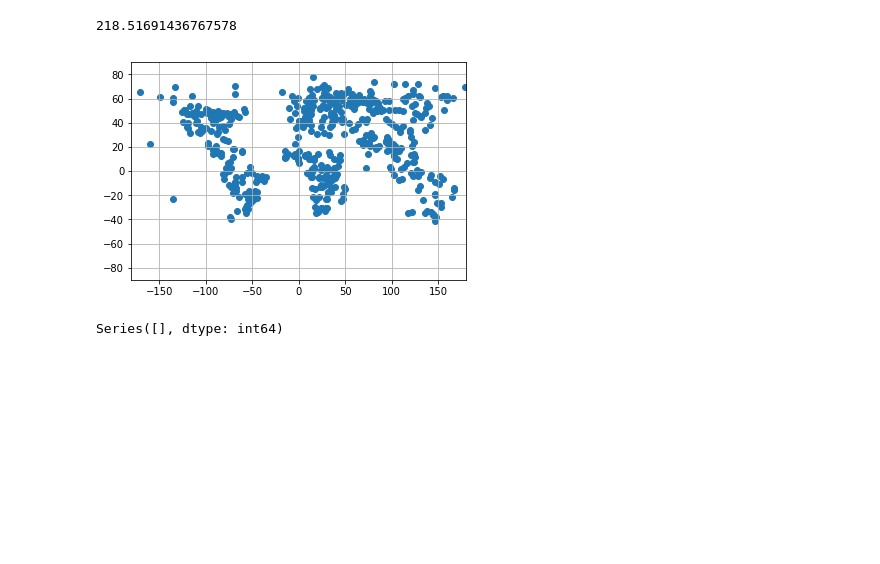
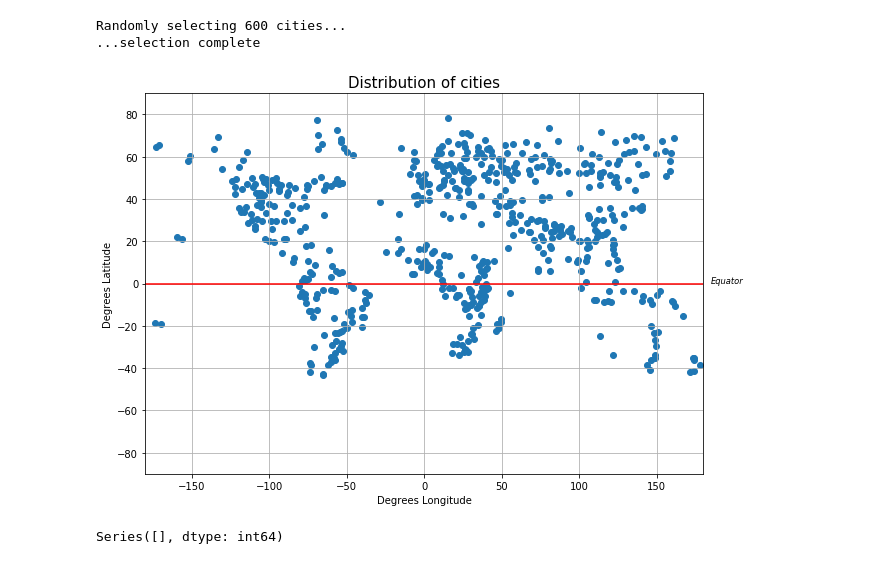
Before and after one commit to txstu09/weatherpy, a Jupyter notebook: WeatherPy.ipynb, the cells around one changed output. Cells and saved outputs as stored; diff of their text form; code cells hidden in the pictures; blank space fills up the shorter version.

Commit message:
plot city distribution

```diff
--- a/WeatherPy.ipynb
+++ b/WeatherPy.ipynb
@@ -19,7 +19,7 @@ owm_city_json = json.load(open('city.list.json', encoding='utf8'))
 # %%
 #WORKING#
 
-city_count = 500
+city_count = 600
 counter = 0
 
 rangeLat = (-90, 90)
@@ -30,7 +30,7 @@ longitudes = []
 
 cities = []
 
-start_time = time.time()
+print('Randomly selecting 600 cities...')
 while counter != city_count:
     rand_lat = round(random.uniform(*rangeLat), 5)
     rand_long = round(random.uniform(*rangeLong), 5)
@@ -57,7 +57,8 @@ while counter != city_count:
             longitudes.append(long)
 
 
-print(time.time() - start_time)
+print('...selection complete')
 # %% [output]
-218.51691436767578
+Randomly selecting 600 cities...
+...selection complete
 # %%
@@ -71,14 +73,22 @@ with open('my_city_list.csv', 'w', newline='') as f:
             if i != len(row)-1:
                 f.write(',')
         f.write('\n')
-# %%
-plt.scatter(longitudes, latitudes)
-plt.xlim(rangeLong)
-plt.ylim(rangeLat)
-plt.grid()
-plt.show()
-# %% [output]
-[figure, removed]
+# %%
+#Plot city locations to verify global distribution and no hidden clusters
+plt.figure(figsize=(10,7))
+
+plt.scatter(longitudes, latitudes)
+plt.title('Distribution of cities', size='15')
+plt.xlim(-180, 180)
+plt.xlabel('Degrees Longitude')
+plt.ylim(rangeLat)
+plt.ylabel('Degrees Latitude')
+plt.axhline(y=0, color='r', linestyle='-')
+plt.text(185,0,'Equator', size='smaller', style='italic')
+plt.grid()
+plt.show()
+# %% [output]
+[figure, added]
 # %%
 test = pd.Series(cities)
 test[test.duplicated()]
```
Also changed, not shown: parts of 3 cells of this notebook, 2 other files.
